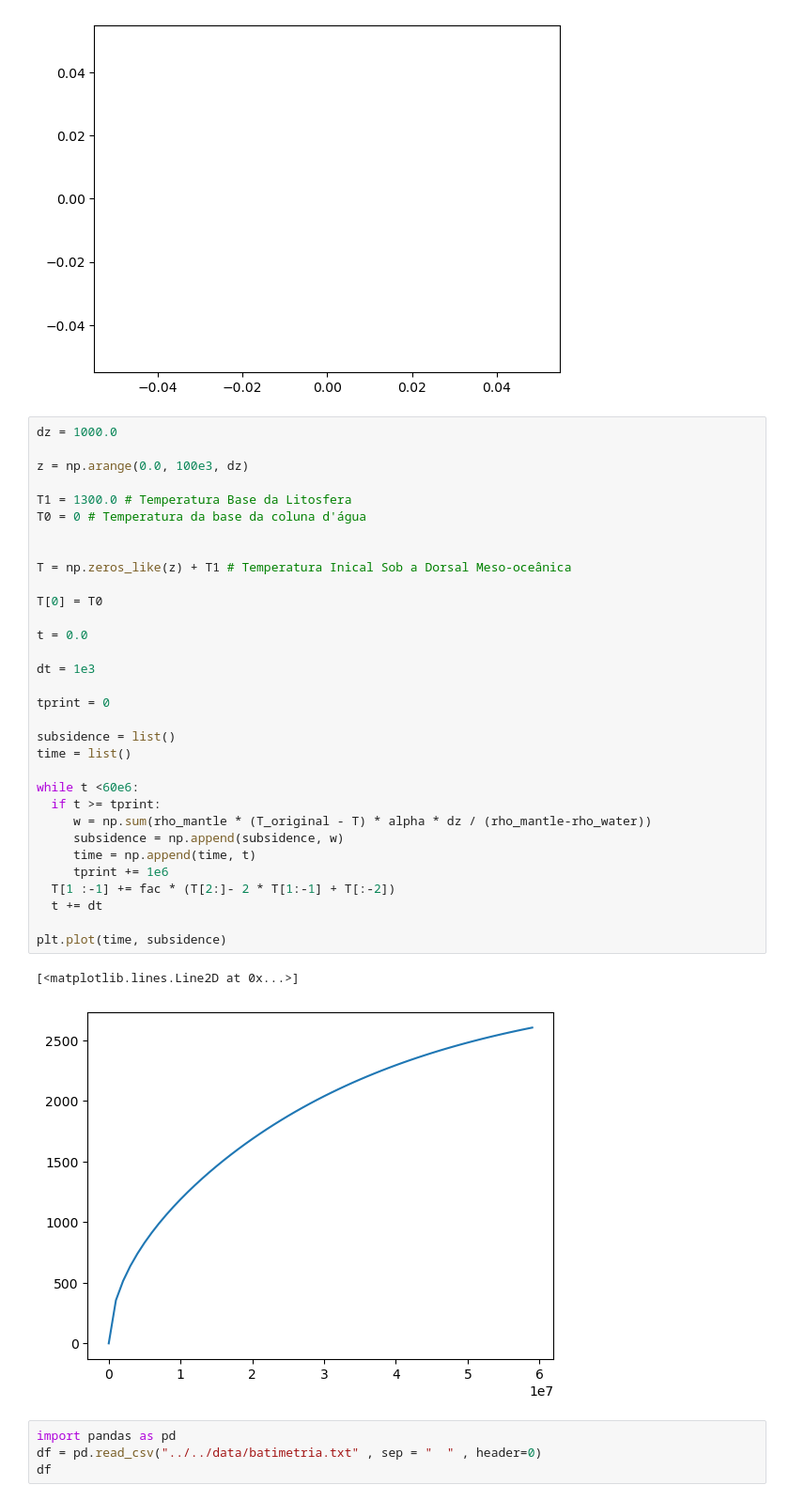
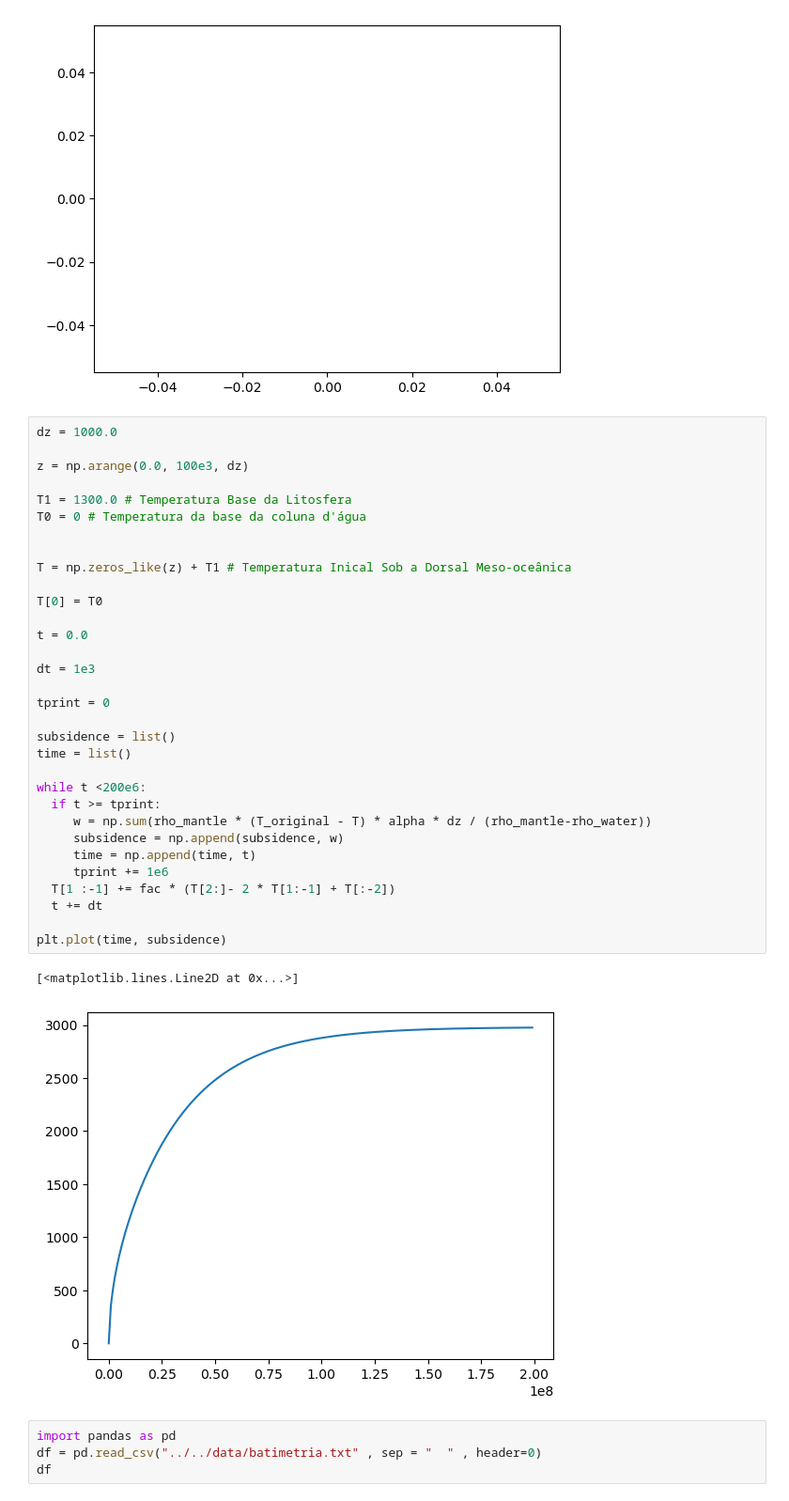
Before and after one commit to YagoMCastro/bacias-msc-2024, a Jupyter notebook: notebooks/classes/aula6.ipynb, the cells around one changed output. Shown at 94% size. Cells and saved outputs as stored; diff of their text form.

```diff
--- a/notebooks/classes/aula6.ipynb
+++ b/notebooks/classes/aula6.ipynb
@@ -84,35 +84,35 @@ dz = 1000.0
 z = np.arange(0.0, 100e3, dz)
 
 T1 = 1300.0 # Temperatura Base da Litosfera
 T0 = 0 # Temperatura da base da coluna d'água
 
 
 T = np.zeros_like(z) + T1 # Temperatura Inical Sob a Dorsal Meso-oceânica
 
 T[0] = T0
 
 t = 0.0
 
 dt = 1e3
 
 tprint = 0
 
 subsidence = list()
 time = list()
 
-while t <60e6:
+while t <200e6:
   if t >= tprint:
      w = np.sum(rho_mantle * (T_original - T) * alpha * dz / (rho_mantle-rho_water))
      subsidence = np.append(subsidence, w)
      time = np.append(time, t)
      tprint += 1e6
   T[1 :-1] += fac * (T[2:]- 2 * T[1:-1] + T[:-2])
   t += dt
 
 plt.plot(time, subsidence)
 # %% [output]
 [<matplotlib.lines.Line2D at 0x...>]
-[figure, old version]
+[figure, new version]
 # %%
 import pandas as pd
 df = pd.read_csv("../../data/batimetria.txt" , sep = "  " , header=0)
```
Also changed, not shown: parts of 1 cell of this notebook.
